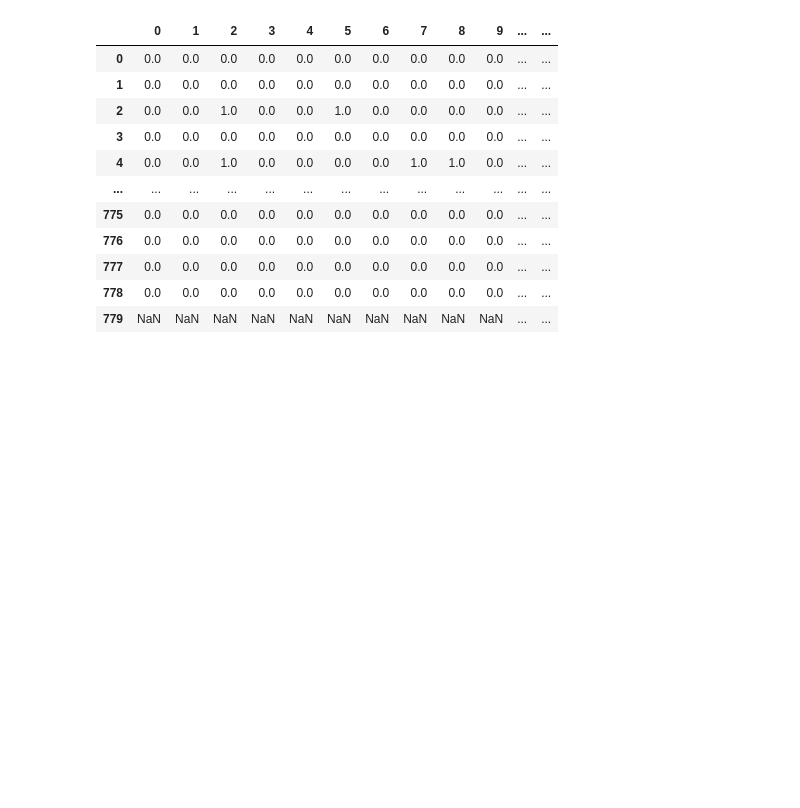
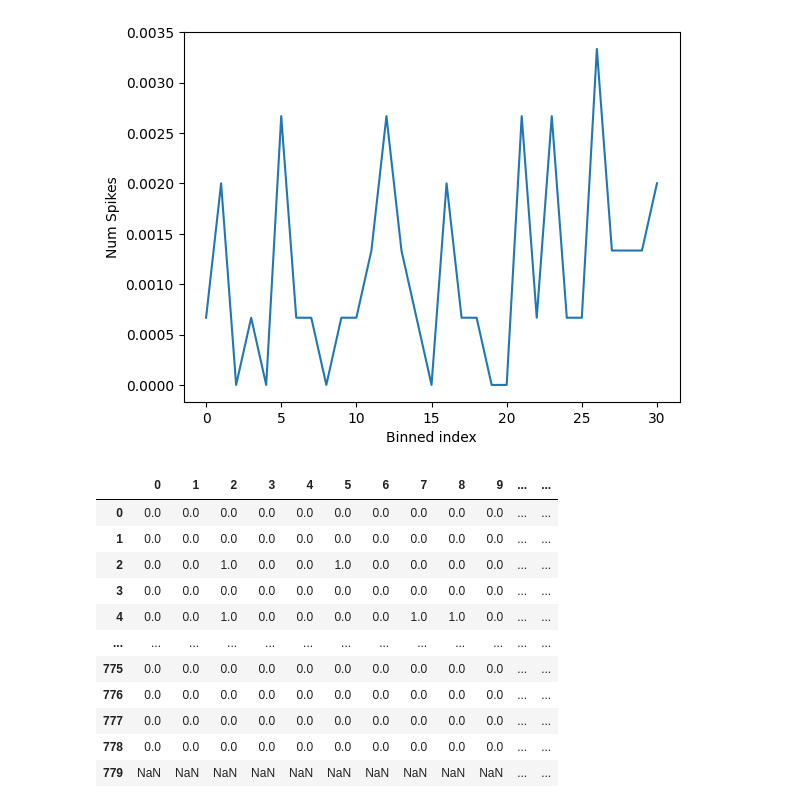
Before and after one commit to VirtualBrainLab/urchin-examples, a Jupyter notebook: li_2024/spiking_data.ipynb, the cells around one changed output. Cells and saved outputs as stored; diff of their text form; code cells hidden in the pictures; blank space fills up the shorter version.

```diff
--- a/li_2024/spiking_data.ipynb
+++ b/li_2024/spiking_data.ipynb
@@ -91,0 +89,24 @@ average_across_bins #average the values in each column and store in a row here
+# %%
+tot_neuron_avg = pd.DataFrame(index = range(len(spike_data)),columns=range(-5,26))
+for x in range(len(spike_data)):
+# for x in range(2):
+
+    stacked_bins = pd.DataFrame(index = range(len(stims.columns)),columns=range(-5,26))  # Initialize an empty DataFrame
+
+    for i in range(len(stims.columns)):
+
+        bin_id = int(stims.columns[i])
+
+        # Select the columns of the time snippet we are using
+        selected_columns = spike_data.iloc[x, bin_id - 5: bin_id + 26].to_frame().T  # Transpose to have one row with 31 columns
+        selected_columns.columns = range(-5,26) # Rename the columns for proper concatenation
+
+        # Concatenate vertically to stacked_bins
+        stacked_bins.loc[i] = selected_columns.iloc[0]
+
+        # Now average_across_bins should have 31 columns, each corresponding to a selected range of columns from spike_data
+    bin_average = stacked_bins.mean(axis=0).to_frame().T
+
+    # Concatenate vertically to tot_neuron_avg
+    tot_neuron_avg.loc[x] = bin_average.iloc[0]
+tot_neuron_avg
@@ -91,0 +127,18 @@ average_across_bins #average the values in each column and store in a row here
+# %%
+
+# Assuming combined is your DataFrame
+y = tot_neuron_avg.loc[664].to_list()  # Adjusted slicing indices
+#x = [i * 20 for i in x]
+ # Adjusted slicing indices
+
+plt.plot(y)
+plt.xlabel('Binned index')
+plt.ylabel('Num Spikes')
+# plt.title('Stimulus id:{}, bin: {}'.format(stim_id, bin_id))
+
+# Add the gray rectangle
+# plt.axvspan(bin_id, bin_id + 15, color='gray', alpha=0.5)
+
+plt.show()
+# %% [output]
+[figure, added]
```
Also changed, not shown: parts of 7 cells of this notebook, 1 other file.
